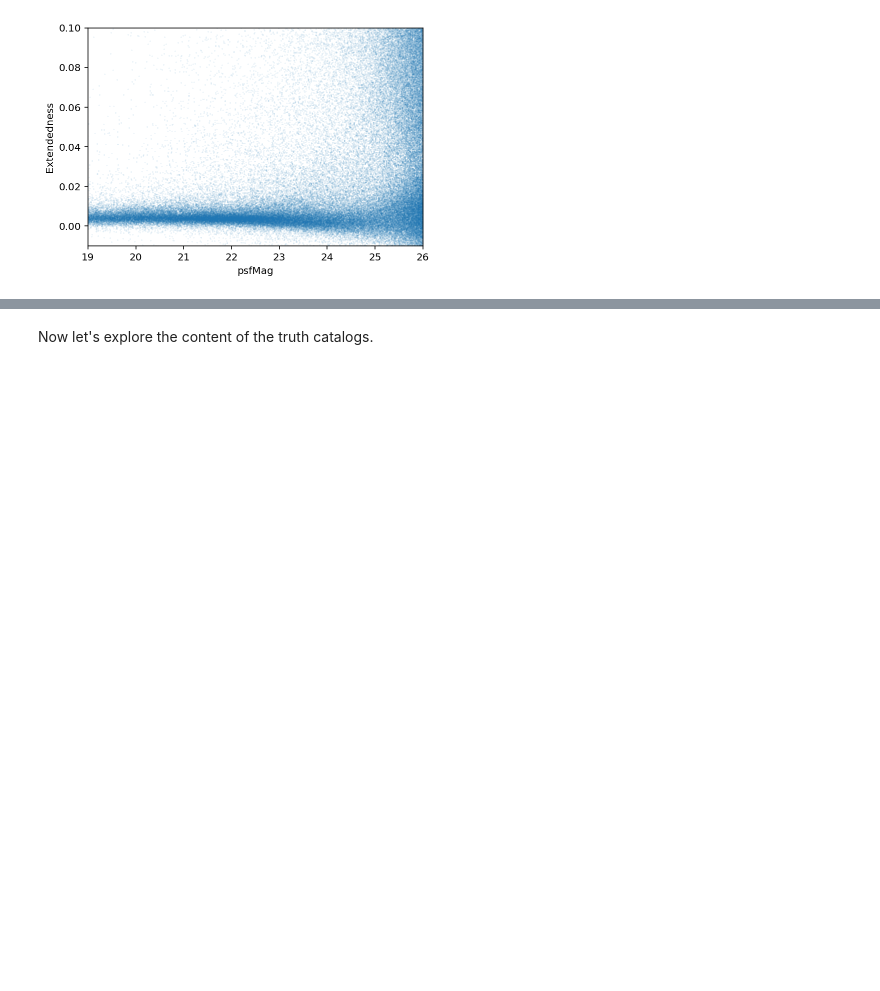
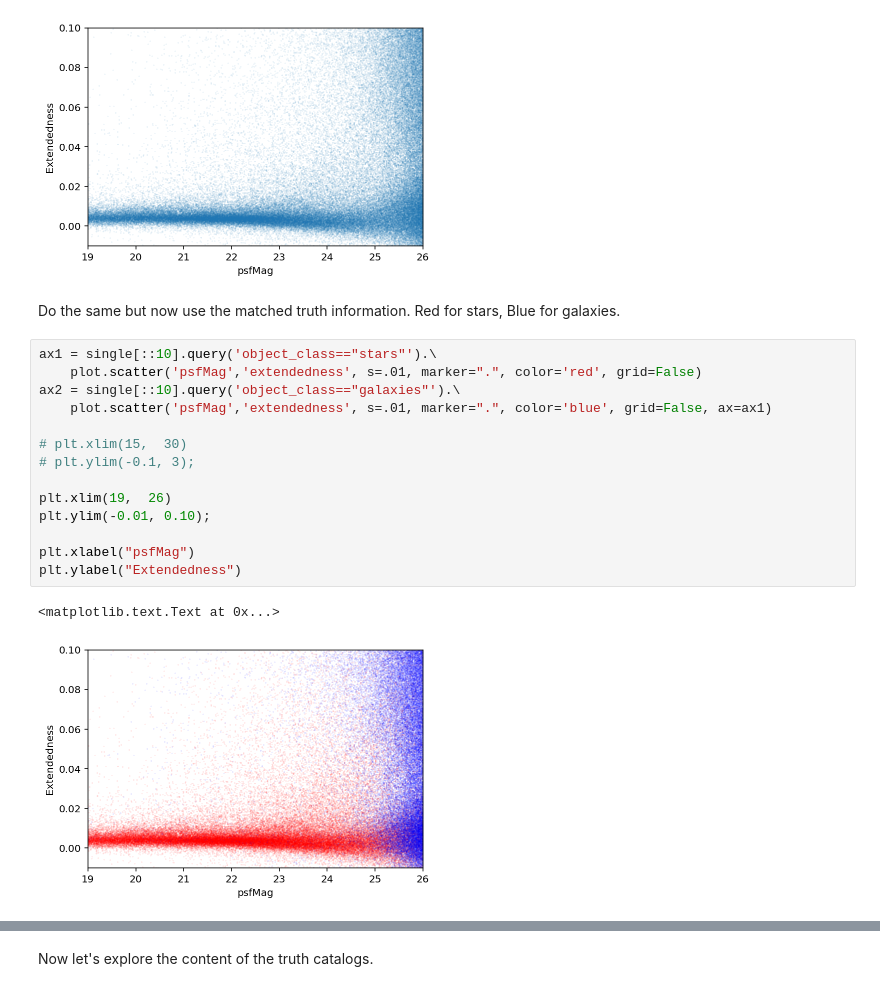
Before and after one commit to cwwalter/DC1_Analysis, a Jupyter notebook: Notebooks/Star-Galaxy.ipynb, the cells around one changed output, grey strips where cells are left out. Drawn from its saved outputs; the diff is of its cells as text; blank space fills up the shorter version.

```diff
--- a/Notebooks/Star-Galaxy.ipynb
+++ b/Notebooks/Star-Galaxy.ipynb
@@ -114,3 +119,22 @@ plt.ylabel("Extendedness")
 # %% [output]
 <matplotlib.text.Text at 0x...>
 [figure]
+# %% [markdown]
+Do the same but now use the matched truth information.  Red for stars, Blue for galaxies.
+# %%
+ax1 = single[::10].query('object_class=="stars"').\
+    plot.scatter('psfMag','extendedness', s=.01, marker=".", color='red', grid=False)
+ax2 = single[::10].query('object_class=="galaxies"').\
+    plot.scatter('psfMag','extendedness', s=.01, marker=".", color='blue', grid=False, ax=ax1)
+
+# plt.xlim(15,  30)
+# plt.ylim(-0.1, 3);
+
+plt.xlim(19,  26)
+plt.ylim(-0.01, 0.10);
+
+plt.xlabel("psfMag")
+plt.ylabel("Extendedness")
+# %% [output]
+<matplotlib.text.Text at 0x...>
+[figure, added]
```
Also changed, not shown: parts of 16 cells of this notebook.
